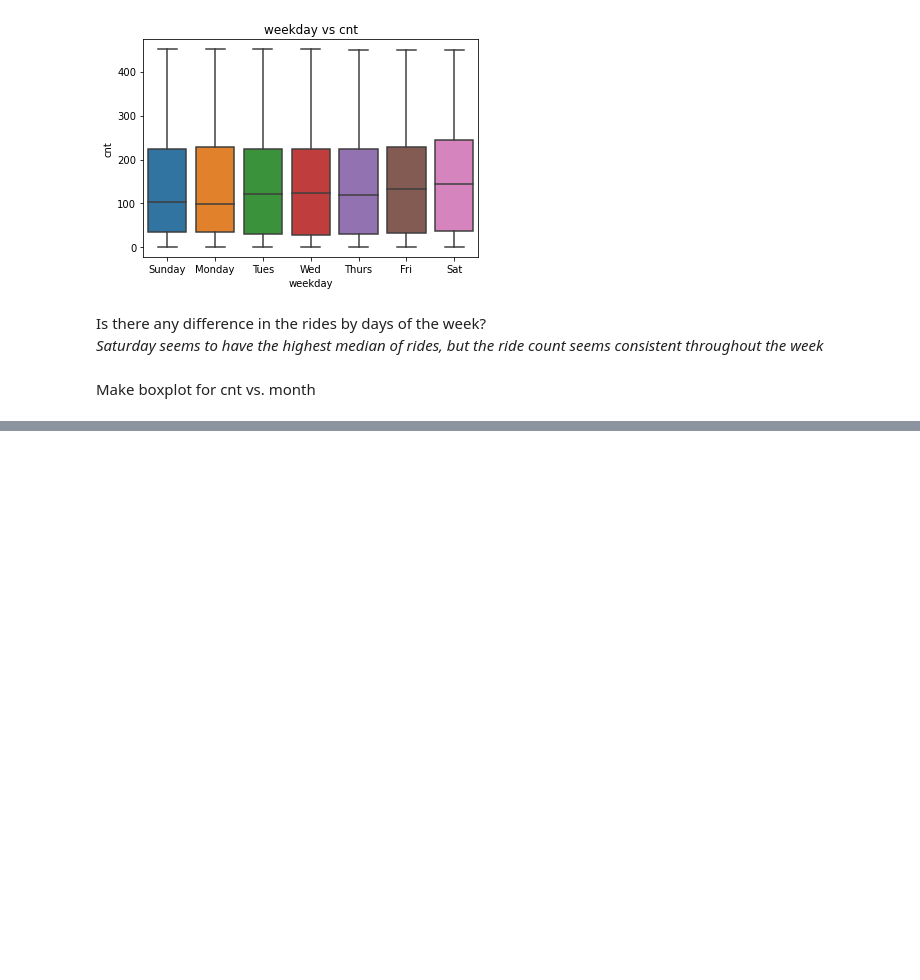
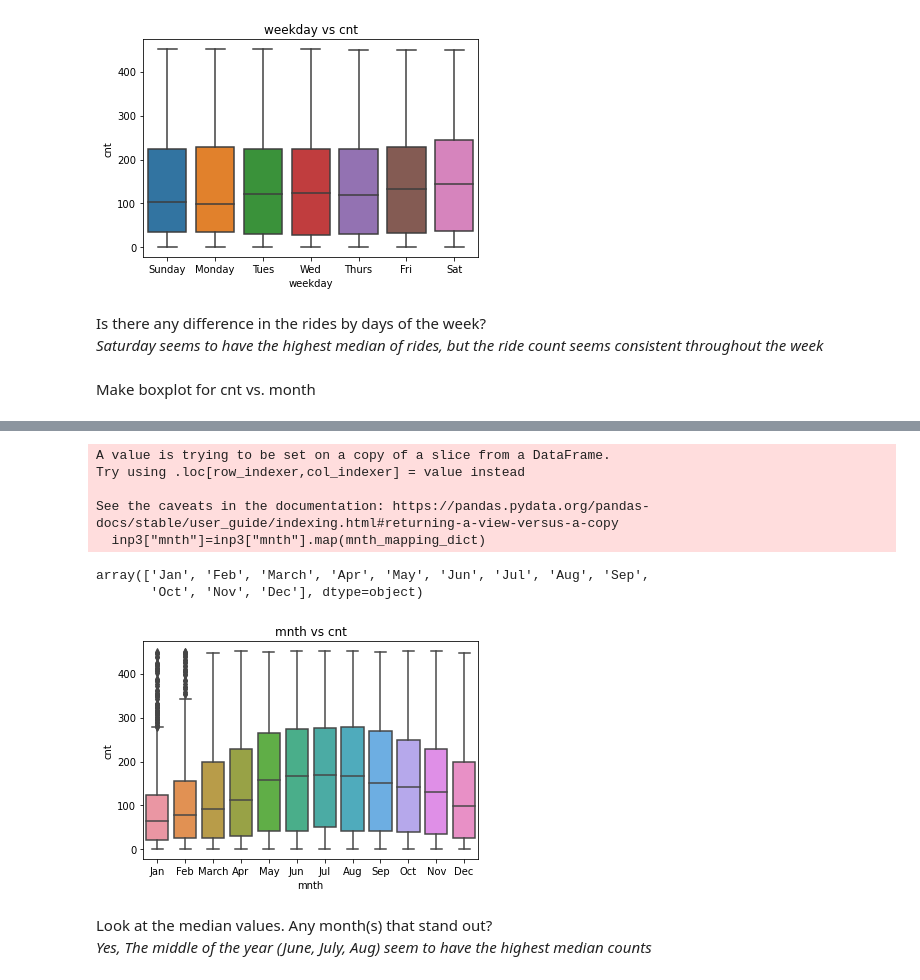
Before and after one commit to SaiVarad1/test, a Jupyter notebook: pythonStuff/simplilearn/Data_Analysis_and_Visualization_w_Python/Data_Analytics/L7_Practice_Project/Bike Sharing Demand Analysis.ipynb, the cells around one changed output, grey strips where cells are left out. Cells and saved outputs as stored; diff of their text form; code cells hidden in the pictures; blank space fills up the shorter version.

Commit message:
completed 7.3 cnt vs month

```diff
--- a/pythonStuff/simplilearn/Data_Analysis_and_Visualization_w_Python/Data_Analytics/L7_Practice_Project/Bike Sharing Demand Analysis.ipynb
+++ b/pythonStuff/simplilearn/Data_Analysis_and_Visualization_w_Python/Data_Analytics/L7_Practice_Project/Bike Sharing Demand Analysis.ipynb
@@ -308,0 +315,2 @@ Make boxplot for cnt vs. month
+# %%
+inp3=inp2[["cnt","mnth"]]
@@ -308,0 +321,3 @@ Make boxplot for cnt vs. month
+# %%
+mnth_list=["Jan","Feb","March","Apr","May","Jun","Jul","Aug","Sep","Oct","Nov","Dec"]
+mnth_mapping_dict=dict(zip(inp3["mnth"].unique().tolist(),mnth_list))
@@ -308,0 +339,22 @@ Make boxplot for cnt vs. month
+# %%
+inp3["mnth"]=inp3["mnth"].map(mnth_mapping_dict)
+# %% [output]
+A value is trying to be set on a copy of a slice from a DataFrame.
+Try using .loc[row_indexer,col_indexer] = value instead
+
+See the caveats in the documentation: https://pandas.pydata.org/pandas-docs/stable/user_guide/indexing.html#returning-a-view-versus-a-copy
+  inp3["mnth"]=inp3["mnth"].map(mnth_mapping_dict)
+# %%
+inp3["mnth"].unique() # values have been changed
+# %% [output]
+array(['Jan', 'Feb', 'March', 'Apr', 'May', 'Jun', 'Jul', 'Aug', 'Sep',
+       'Oct', 'Nov', 'Dec'], dtype=object)
+# %%
+sns.boxplot(x="mnth",y="cnt",data=inp3)
+plt.title("mnth vs cnt")
+plt.show()
+# %% [output]
+[figure, added]
+# %% [markdown]
+Look at the median values. Any month(s) that stand out?
+*Yes, The middle of the year (June, July, Aug) seem to have the highest median counts*
```
Also changed, not shown: parts of 3 cells of this notebook.
